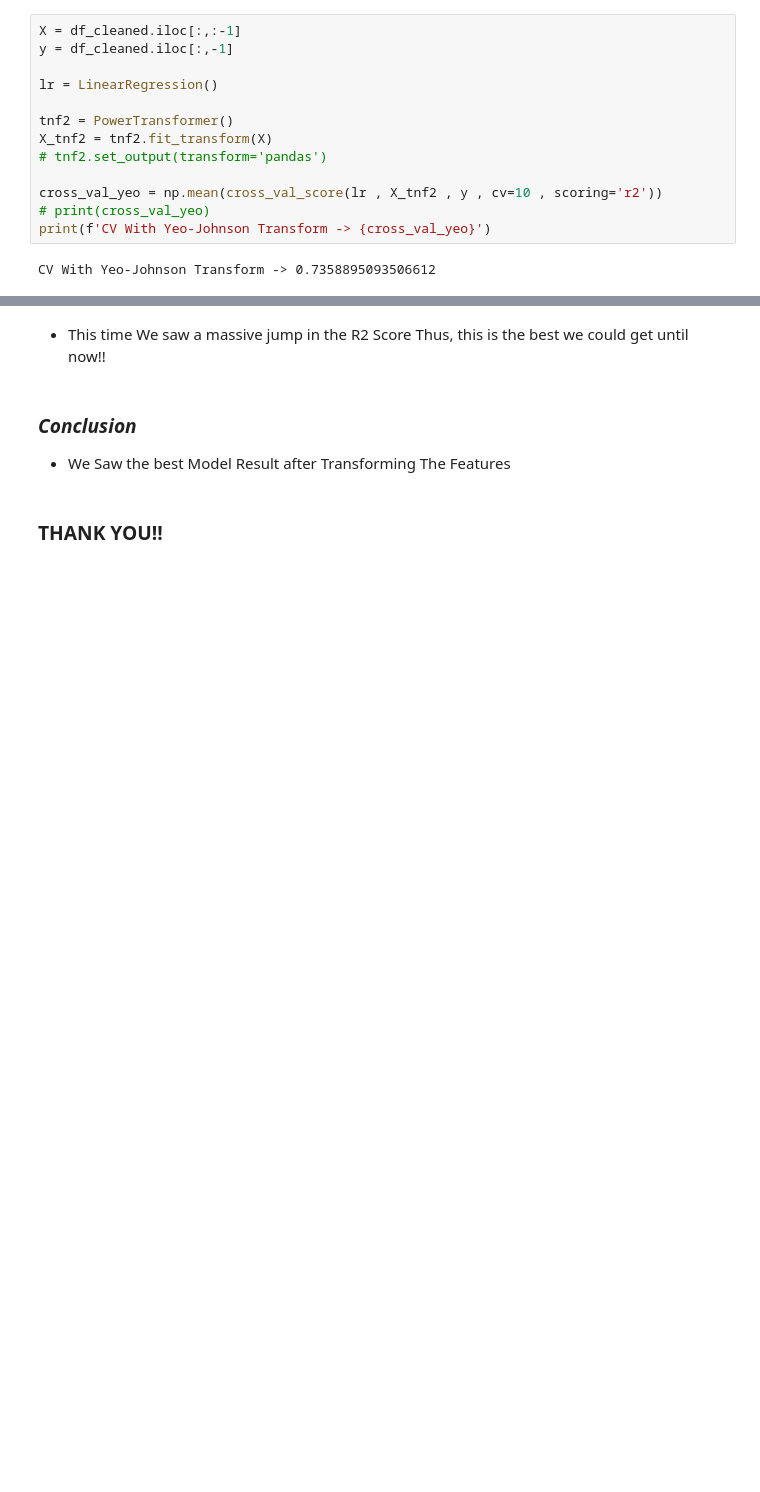
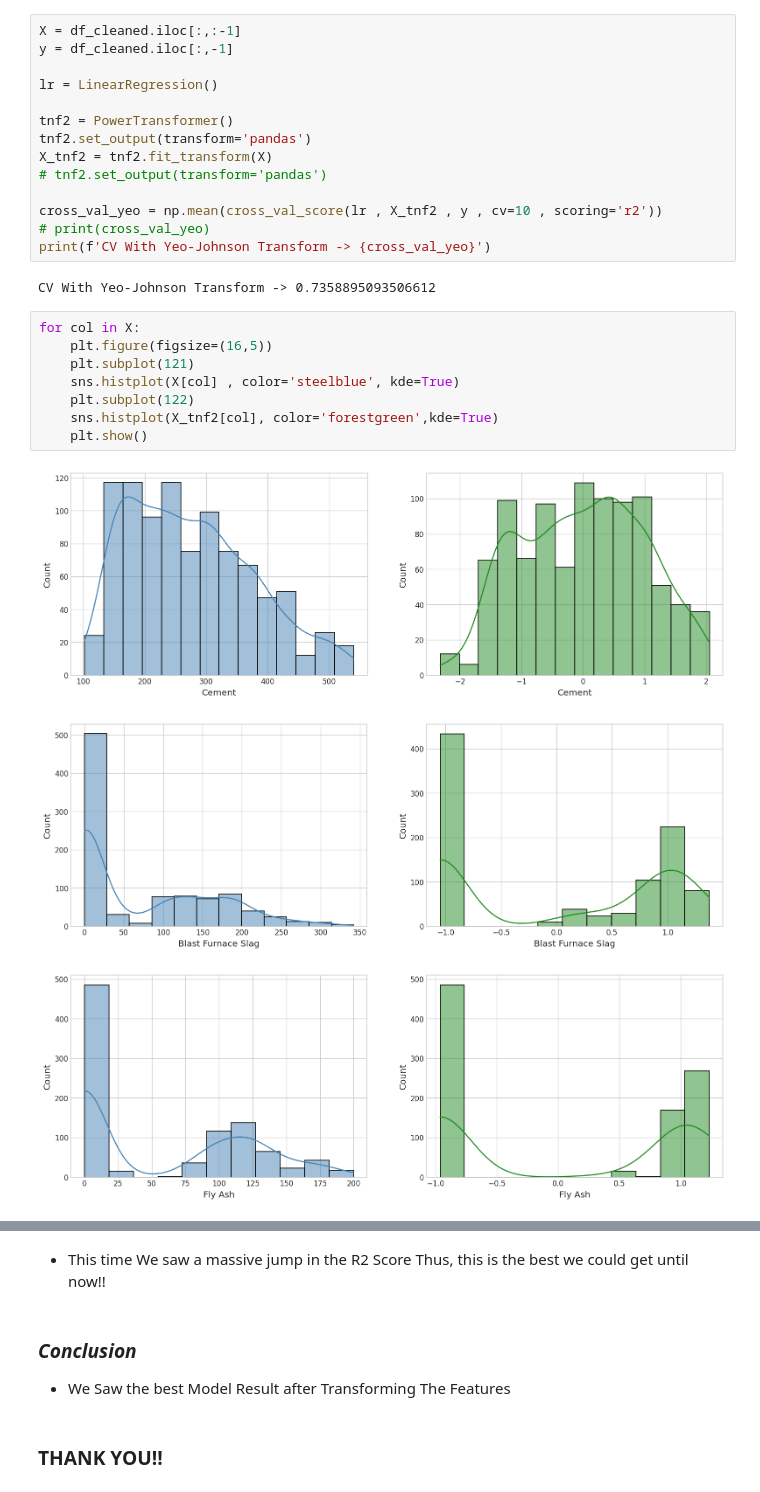
Before and after one commit to PradhumanSoni/Learn_ML, a Jupyter notebook: 8. Feature Transformations/box-cox_yeo-johnson.ipynb, the cells around one changed output, grey strips where cells are left out. Saved outputs shown, nothing was run; the diff lists cells and outputs as text; blank space fills up the shorter version.

```diff
--- a/8. Feature Transformations/box-cox_yeo-johnson.ipynb
+++ b/8. Feature Transformations/box-cox_yeo-johnson.ipynb
@@ -361,6 +361,7 @@ y = df_cleaned.iloc[:,-1]
 lr = LinearRegression()
 
 tnf2 = PowerTransformer()
+tnf2.set_output(transform='pandas')
 X_tnf2 = tnf2.fit_transform(X)
 # tnf2.set_output(transform='pandas')
 
@@ -369,3 +370,15 @@ cross_val_yeo = np.mean(cross_val_score(lr , X_tnf2 , y , cv=10 , scoring='r2'))
 print(f'CV With Yeo-Johnson Transform -> {cross_val_yeo}')
 # %% [output]
 CV With Yeo-Johnson Transform -> 0.7358895093506612
+# %%
+for col in X:
+    plt.figure(figsize=(16,5))
+    plt.subplot(121)
+    sns.histplot(X[col] , color='steelblue', kde=True)
+    plt.subplot(122)
+    sns.histplot(X_tnf2[col], color='forestgreen',kde=True)
+    plt.show()
+# %% [output]
+[figure, added]
+[figure, added]
+[figure, added]
```
Also changed, not shown: parts of 1 cell of this notebook.
